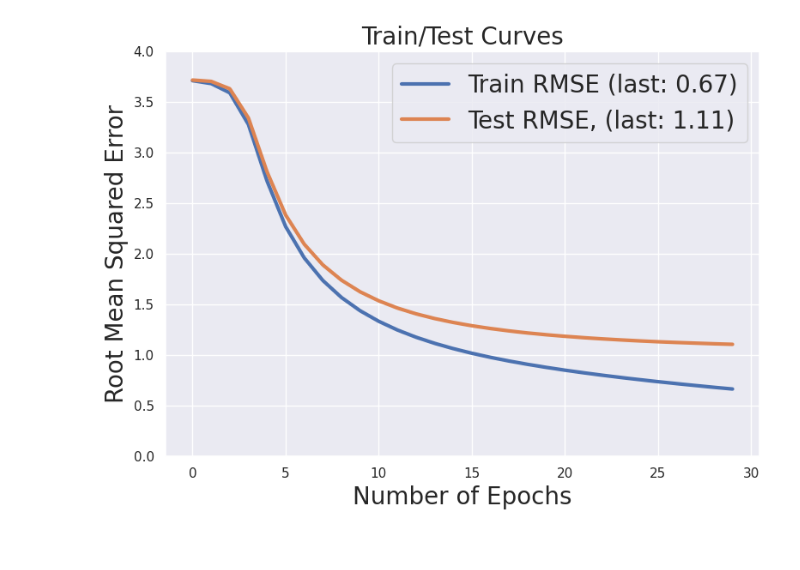
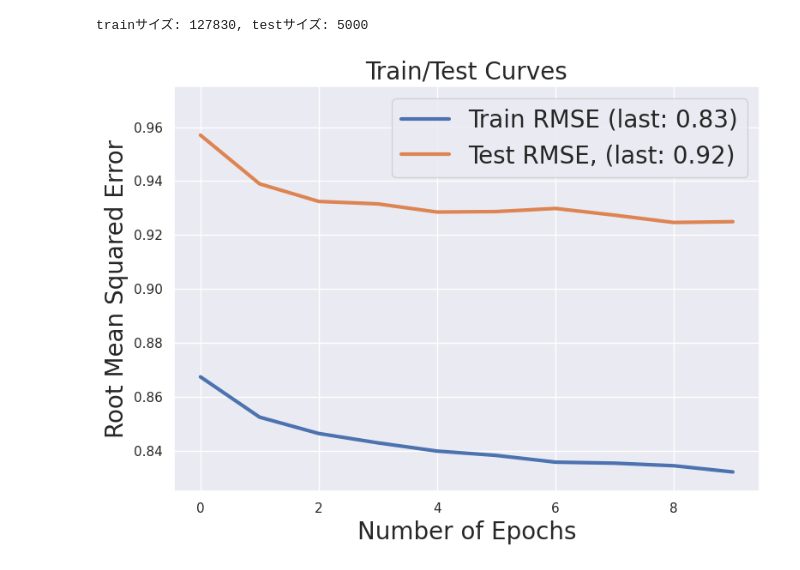
Before and after one commit to tatsuki1107/recsys-training, a Jupyter notebook: notebook/MF.ipynb, the cells around one changed output. Drawn from its saved outputs; the diff is of its cells as text; code cells hidden in the pictures.

```diff
--- a/notebook/MF.ipynb
+++ b/notebook/MF.ipynb
@@ -17,4 +23,5 @@ np.random.seed(1234)
+# %%
+data = df[["user_id","movie_id","rating","type"]].values
 # %%
-#rating_df = rating_df.iloc[index]
-data = rating_df[["user_id", "movie_id", "rating"]].values
+#data = rating_df[["user_id", "movie_id", "rating"]].values
 # %%
@@ -42,7 +49,13 @@ for index, _data in enumerate(data):
 # %%
 from sklearn.model_selection import train_test_split
 
-train, test = train_test_split(data, test_size=0.3, random_state=1234)
+train = data[data[:,3] == "train"][:,:3]
+test = data[data[:,3] == "test"][:,:3]
+
+print(f"trainサイズ: {len(train)}, testサイズ: {len(test)}")
+#train, test = train_test_split(data, test_size=0.3, random_state=1234)
+# %% [output]
+trainサイズ: 127830, testサイズ: 5000
 # %%
 from src.MF import MF
 
@@ -50,7 +63,9 @@ model = MF(
     n_users=num_users,
     n_items=num_items,
     n_factors=2000,
-    lr=1e-3,
-    reg=1e-300,
-    n_epochs=30
+    lr=3e-2,
+    reg=0.2,
+    n_epochs=10
 )
+
+train_loss, test_loss = model.fit(train, test)
@@ -59,11 +72,12 @@ train_loss, test_loss = model.fit(train, test)
 # %%
-from util.plot import plot_train_curve, plot_heatmap
+from util.plot import plot_train_curve, plot_heatmap, plot_rec_count
+from util.recommend import generate_rec_list
 
 plot_train_curve(
     train_loss,
     test_loss,
-    ylim_min=0.0,
-    ylim_max=4.0
+    ylim_min=0.825,
+    ylim_max=0.975
 )
 # %% [output]
-[figure, old version]
+[figure, new version]
```
Also changed, not shown: parts of 11 cells of this notebook, 7 other files.
